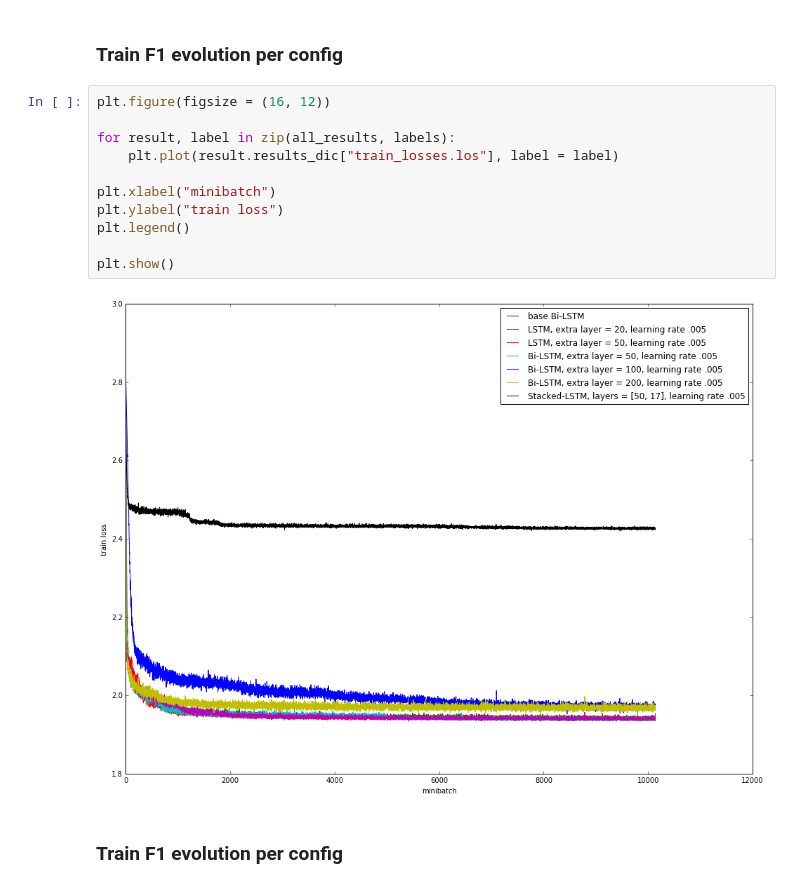
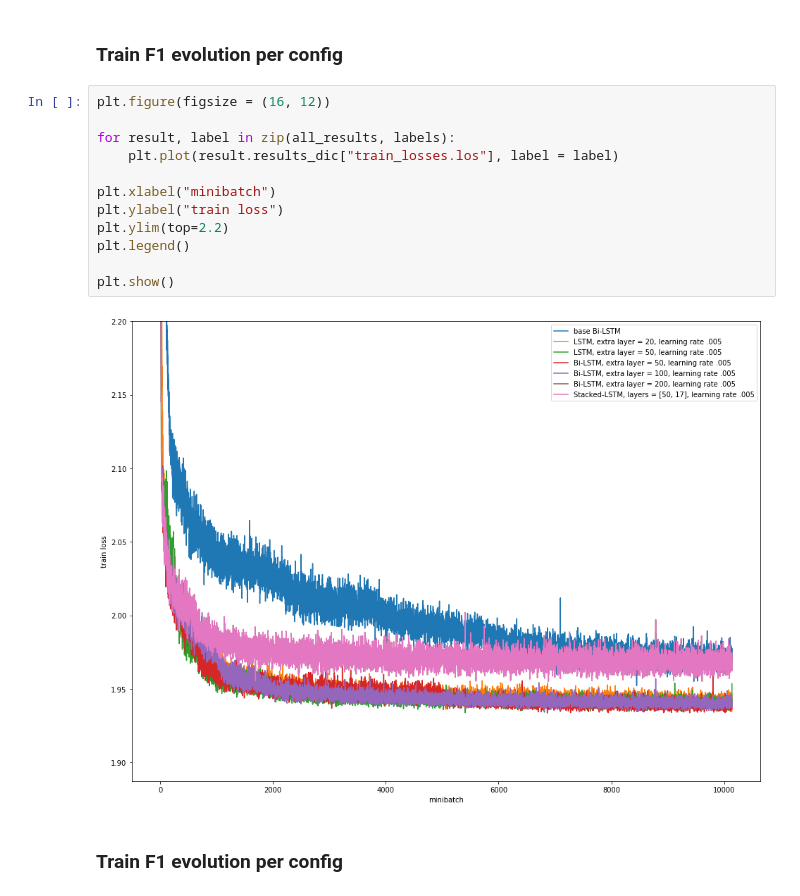
Before and after one commit to vincentbillaut/neuralNER, a Jupyter notebook: notebooks/VisualizeRuns.ipynb, the cells around one changed output. Saved outputs shown, nothing was run; the diff lists cells and outputs as text.

```diff
--- a/notebooks/VisualizeRuns.ipynb
+++ b/notebooks/VisualizeRuns.ipynb
@@ -69,16 +69,17 @@ all_results[-1].params
 # %%
 plt.figure(figsize = (16, 12))
 
 for result, label in zip(all_results, labels):
     plt.plot(result.results_dic["train_losses.los"], label = label)
 
 plt.xlabel("minibatch")
 plt.ylabel("train loss")
+plt.ylim(top=2.2)
 plt.legend()
 
 plt.show()
 # %% [output]
-[figure, old version]
+[figure, new version]
 # %% [markdown]
 ### Train F1 evolution per config
 # %%
```
Also changed, not shown: parts of 1 cell of this notebook, 2 other files.
